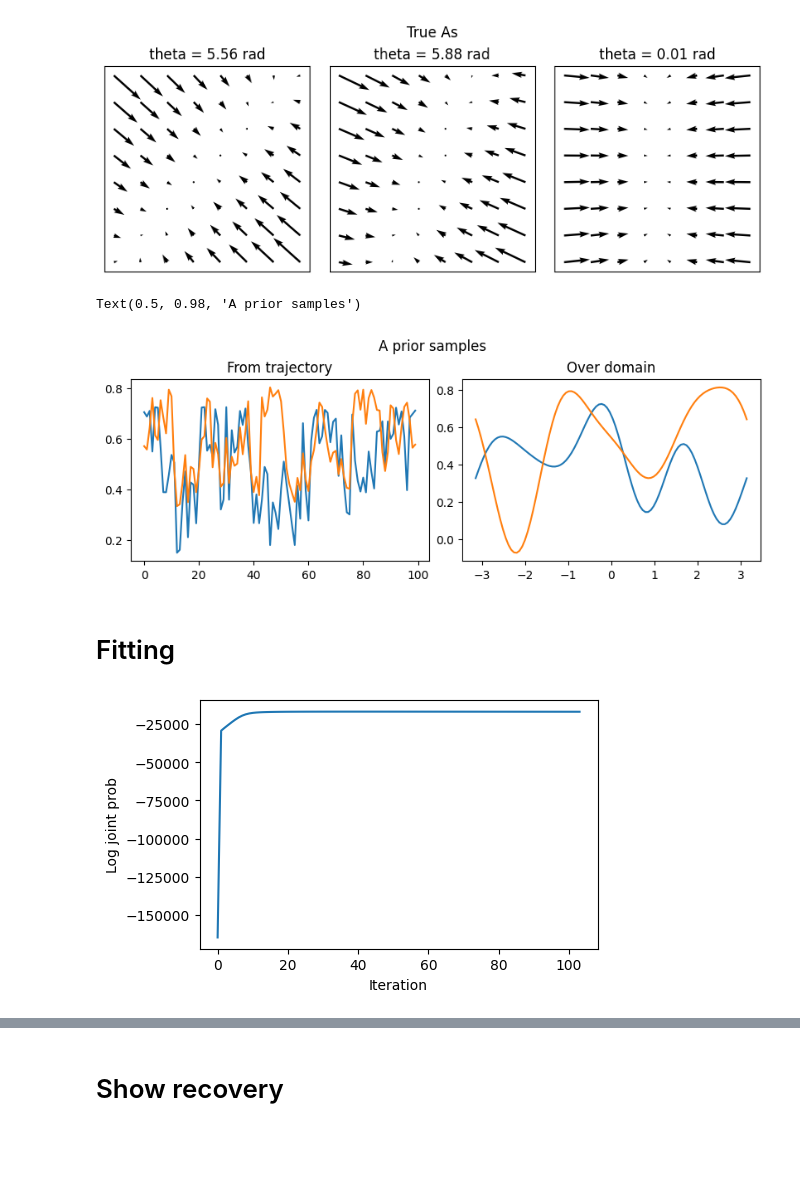
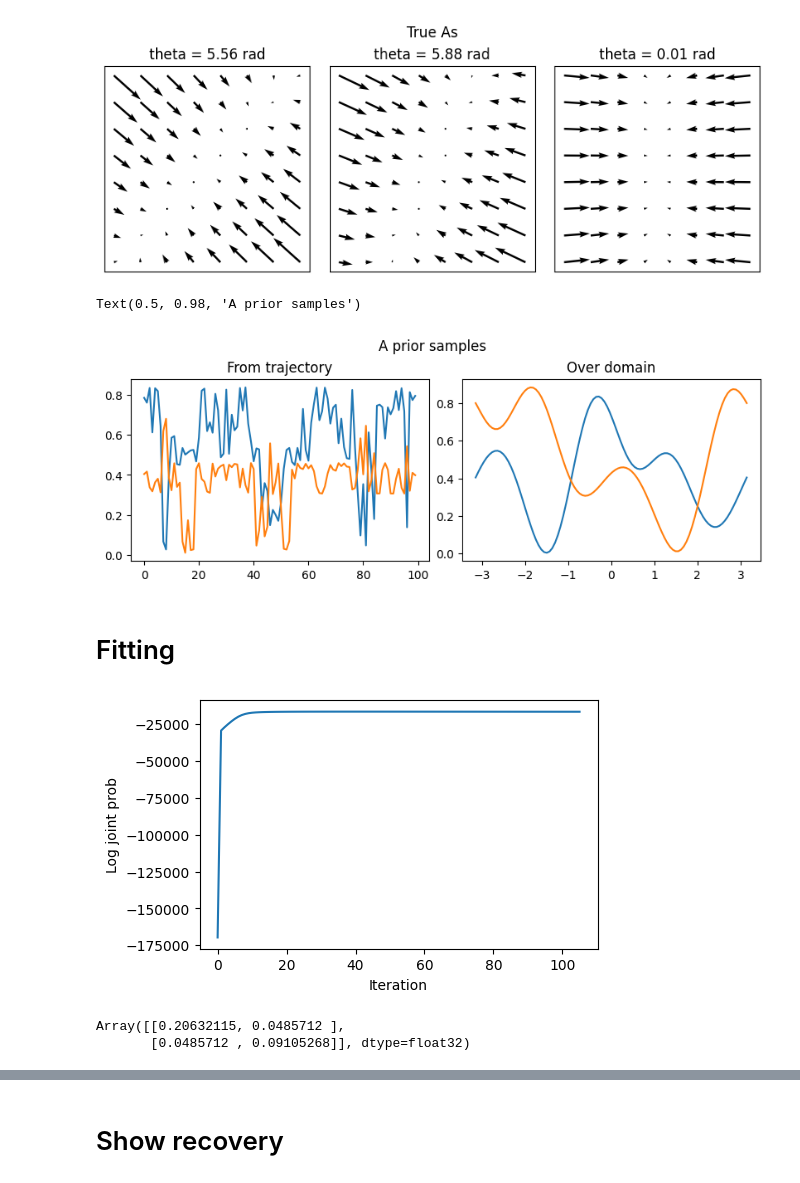
Before and after one commit to neurostatslab/clds, a Jupyter notebook: notebooks/HD_simulated_joint.ipynb, the cells around one changed output, grey strips where cells are left out. Drawn from its saved outputs; the diff is of its cells as text; code cells hidden in the pictures; blank space fills up the shorter version.

```diff
--- a/notebooks/HD_simulated_joint.ipynb
+++ b/notebooks/HD_simulated_joint.ipynb
@@ -170,37 +174,35 @@ Text(0.5, 0.98, 'True As')
 # %%
 # Define model
 
 _sigma, _kappa, _period = 0.5, 0.1, 2*jnp.pi
 torus_basis_funcs = utils.Tm_basis(5, M_conditions=1, sigma=_sigma, kappa=_kappa, period=_period)
 
-A_prior = WeightSpaceGaussianProcess(torus_basis_funcs, output_dim=latent_dim, input_dim=latent_dim, include_bias=True)
+A_prior = WeightSpaceGaussianProcess(torus_basis_funcs, output_dim=latent_dim, input_dim=latent_dim)
 b_prior = WeightSpaceGaussianProcess(torus_basis_funcs, output_dim=latent_dim, input_dim=1)
 m0_prior = WeightSpaceGaussianProcess(torus_basis_funcs, output_dim=latent_dim, input_dim=1)
 C_prior = WeightSpaceGaussianProcess(torus_basis_funcs, output_dim=n_neurons, input_dim=latent_dim)
 
 model = CLDS2(
     state_dim=latent_dim,
     emission_dim=n_neurons,
     basis_funcs=torus_basis_funcs,
-    use_dynamics_prior=True,
-    include_dynamics_bias=True,
+    use_dynamics_bias=True,
     use_emissions_prior=False,
-    include_emissions_bias=False,
+    use_emissions_bias=False,
     use_initial_prior=True,
-
     )
 
 fig, (ax, ax2) = plt.subplots(figsize=[8,3], ncols=2, constrained_layout=True)
 ax.plot(A_prior.sample(jxr.PRNGKey(0), theta[0])[:,0,0]);
 ax.plot(A_prior.sample(jxr.PRNGKey(0), theta[0])[:,0,1]);
 ax.set_title('From trajectory');
 ax2.plot(jnp.linspace(-jnp.pi, jnp.pi, 100), A_prior.sample(jxr.PRNGKey(0), jnp.linspace(-jnp.pi, jnp.pi, 100))[:,0,0]);
 ax2.plot(jnp.linspace(-jnp.pi, jnp.pi, 100), A_prior.sample(jxr.PRNGKey(0), jnp.linspace(-jnp.pi, jnp.pi, 100))[:,0,1]);
 ax2.set_title('Over domain');
 fig.suptitle('A prior samples')
 # %% [output]
 Text(0.5, 0.98, 'A prior samples')
-[figure, old version]
+[figure, new version]
 # %% [markdown]
 # Fitting
 # %%
@@ -212,12 +214,12 @@ A_key, b_key, C_key, m0_key = jxr.split(jxr.PRNGKey(seed), 4)
 
 conditions = theta[0]
 
-Ab_weights = A_prior.sample_weights(A_key)
+# Ab_weights = A_prior.sample_weights(A_key)
 initial_params = ParamsCLDS2(
     initial_mean = m0_prior.sample_weights(m0_key),
     initial_cov = jnp.eye(latent_dim),
-    dynamics_weights = Ab_weights[:, :, :-1],
-    dynamics_bias = Ab_weights[:, :, -1][:, :, None], #b_prior.sample(b_key, conditions).squeeze(),
+    dynamics_weights = A_prior.sample_weights(A_key),
+    dynamics_bias = b_prior.sample_weights(b_key), #Ab_weights[:, :, -1][:, :, None], #b_prior.sample(b_key, conditions).squeeze(),
     dynamics_cov = jnp.eye(latent_dim),
     emissions_weights = jnp.tile(jxr.normal(C_key, (n_neurons, 2)), (num_timesteps, 1, 1)),
     emissions_bias = jnp.zeros((num_timesteps, n_neurons)),
@@ -225,7 +227,7 @@ initial_params = ParamsCLDS2(
 )
 
 # with jax.disable_jit():
-params, log_probs = inference.fit_em(model, initial_params=None, emissions=Y_train, conditions=thetas_train, num_iters=200, seed=2)
+params, log_probs = inference.fit_em(model, initial_params=initial_params, emissions=Y_train, conditions=thetas_train, num_iters=200, seed=2)
 
 # if model.wgps["b"] is not None:
 #     params = params._replace(bs = b_prior(params.bias_gp_weights, conditions).squeeze())
@@ -239,7 +241,12 @@ ax.plot(log_probs)
 ax.set_ylabel('Log joint prob')
 ax.set_xlabel('Iteration');
 # %% [output]
-[figure, old version]
+[figure, new version]
+# %%
+params.dynamics_cov
+# %% [output]
+Array([[0.20632115, 0.0485712 ],
+       [0.0485712 , 0.09105268]], dtype=float32)
 # %%
 # original: Array(-16543.701, dtype=float32)
 # bias and inputs: Array(-16538.03, dtype=float32)
```
Also changed, not shown: parts of 10 cells of this notebook, 4 other files.
